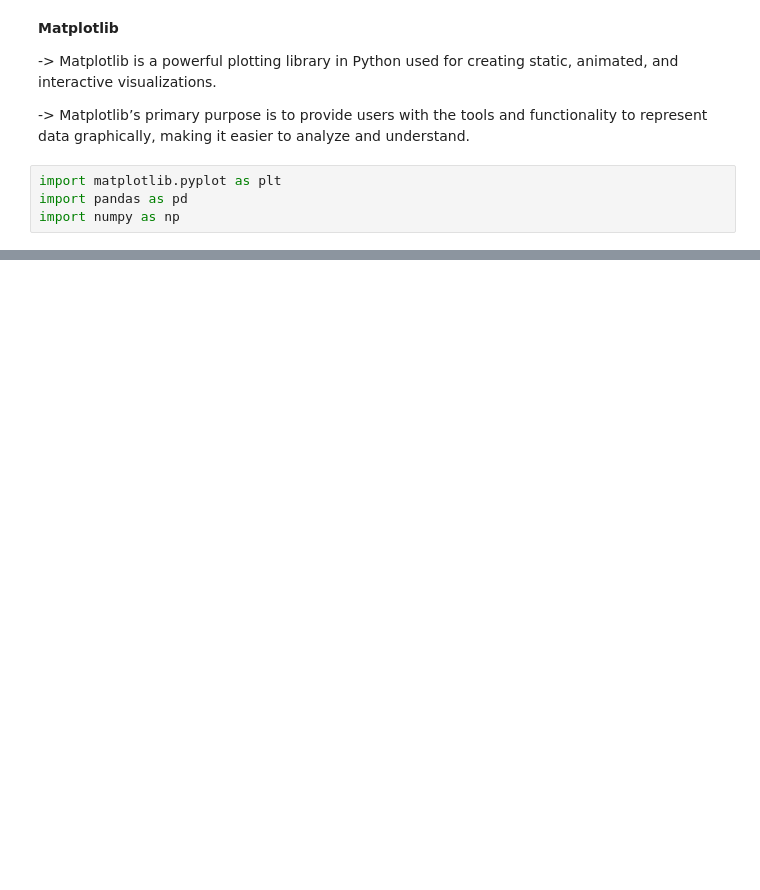
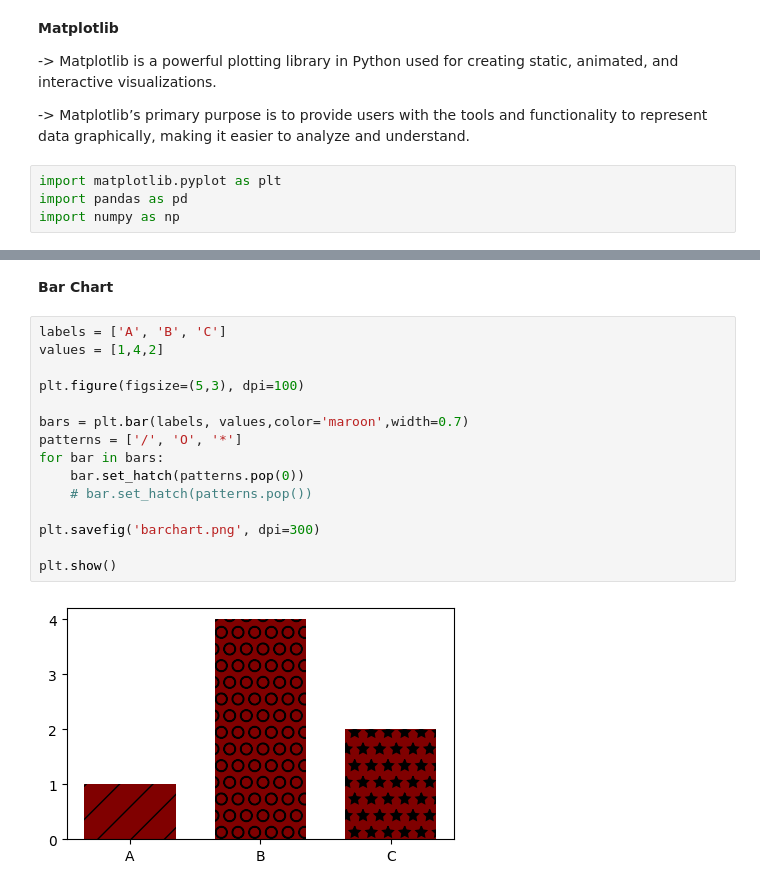
Before and after one commit to SrijaG29/libraries-practice, a Jupyter notebook: Matplotlib.ipynb, the cells around one changed output, grey strips where cells are left out. Cells and saved outputs as stored; diff of their text form; blank space fills up the shorter version.

```diff
--- a/Matplotlib.ipynb
+++ b/Matplotlib.ipynb
@@ -65,0 +121,19 @@ WARNING:matplotlib.font_manager:findfont: Font family 'Comic Sans MS' not found.
+# %% [markdown]
+**Bar Chart**
+# %%
+labels = ['A', 'B', 'C']
+values = [1,4,2]
+
+plt.figure(figsize=(5,3), dpi=100)
+
+bars = plt.bar(labels, values,color='maroon',width=0.7)
+patterns = ['/', 'O', '*']
+for bar in bars:
+    bar.set_hatch(patterns.pop(0))
+    # bar.set_hatch(patterns.pop())
+
+plt.savefig('barchart.png', dpi=300)
+
+plt.show()
+# %% [output]
+[figure, added]
```
Also changed, not shown: parts of 8 cells of this notebook.
